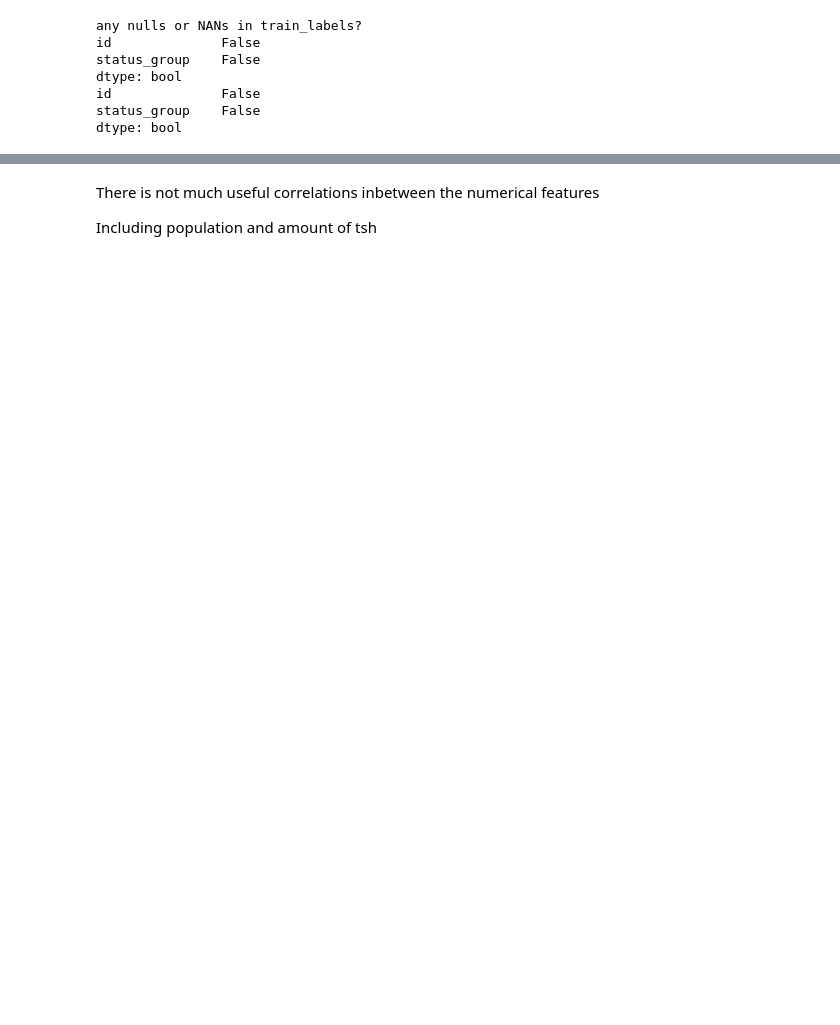
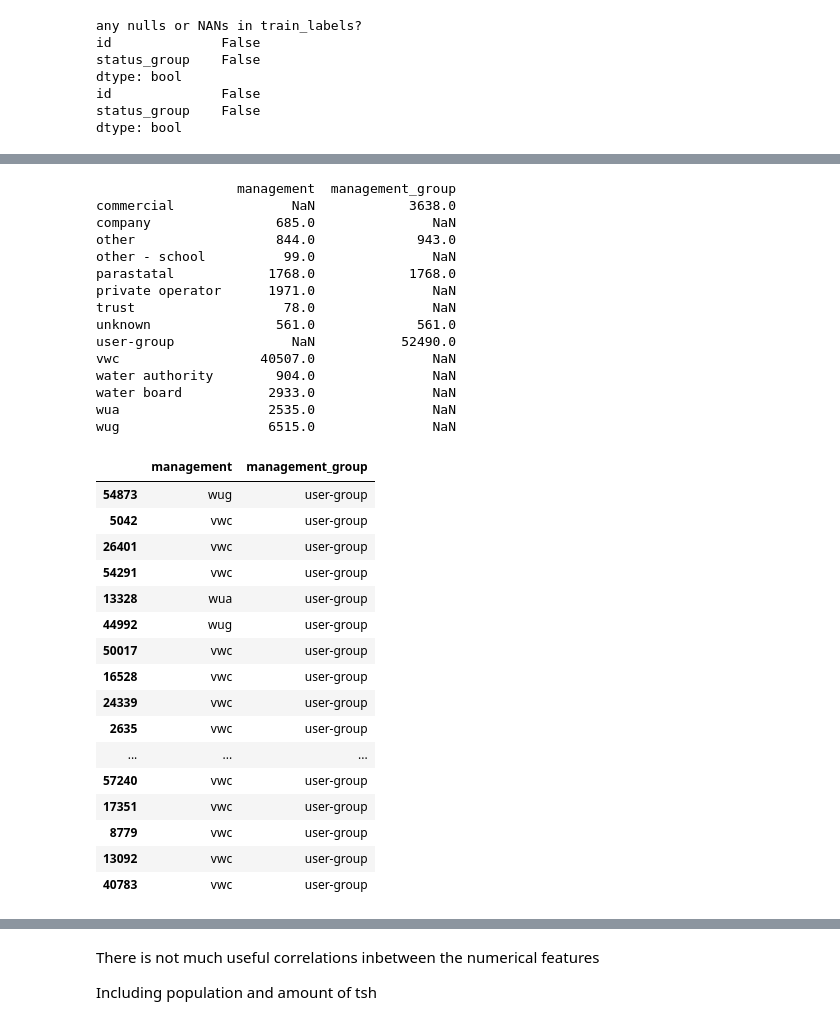
Before and after one commit to roberthobblebottom/pump-it-up, a Jupyter notebook: 1.ipynb, the cells around one changed output, grey strips where cells are left out. Saved outputs shown, nothing was run; the diff lists cells and outputs as text; code cells hidden in the pictures; blank space fills up the shorter version.

```diff
--- a/1.ipynb
+++ b/1.ipynb
@@ -253,0 +480,36 @@ sns.heatmap(data=train.corr(),vmin=-1,vmax=1,annot=True)
+# %%
+print(train_values[['management','management_group']].apply(pd.Series.value_counts))
+train_values[['management','management_group']].sample(20)
+# %% [output]
+                  management  management_group
+commercial               NaN            3638.0
+company                685.0               NaN
+other                  844.0             943.0
+other - school          99.0               NaN
+parastatal            1768.0            1768.0
+private operator      1971.0               NaN
+trust                   78.0               NaN
+unknown                561.0             561.0
+user-group               NaN           52490.0
+vwc                  40507.0               NaN
+water authority        904.0               NaN
+water board           2933.0               NaN
+wua                   2535.0               NaN
+wug                   6515.0               NaN
+|  | management | management_group |
+| 54873 | wug | user-group |
+| 5042 | vwc | user-group |
+| 26401 | vwc | user-group |
+| 54291 | vwc | user-group |
+| 13328 | wua | user-group |
+| 44992 | wug | user-group |
+| 50017 | vwc | user-group |
+| 16528 | vwc | user-group |
+| 24339 | vwc | user-group |
+| 2635 | vwc | user-group |
+| ... | ... | ... |
+| 57240 | vwc | user-group |
+| 17351 | vwc | user-group |
+| 8779 | vwc | user-group |
+| 13092 | vwc | user-group |
+| 40783 | vwc | user-group |
```
Also changed, not shown: parts of 63 cells of this notebook.
